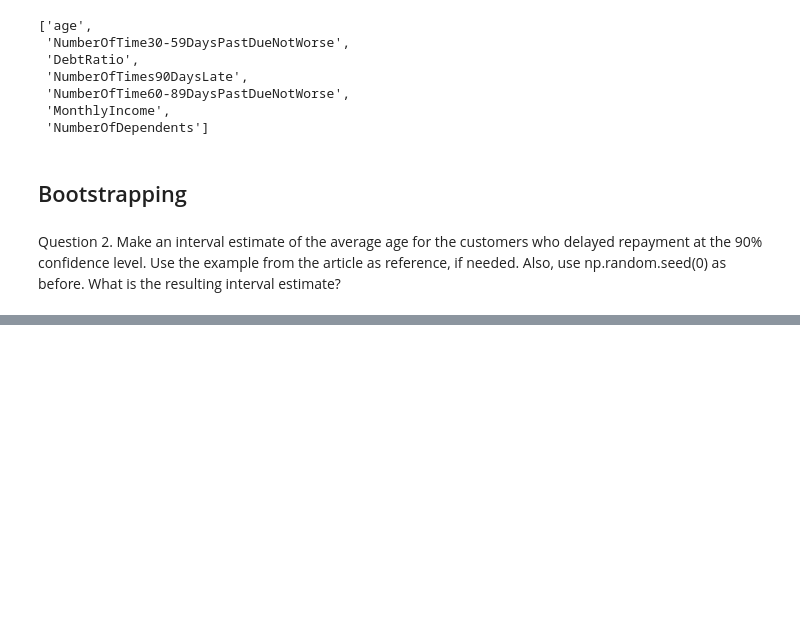
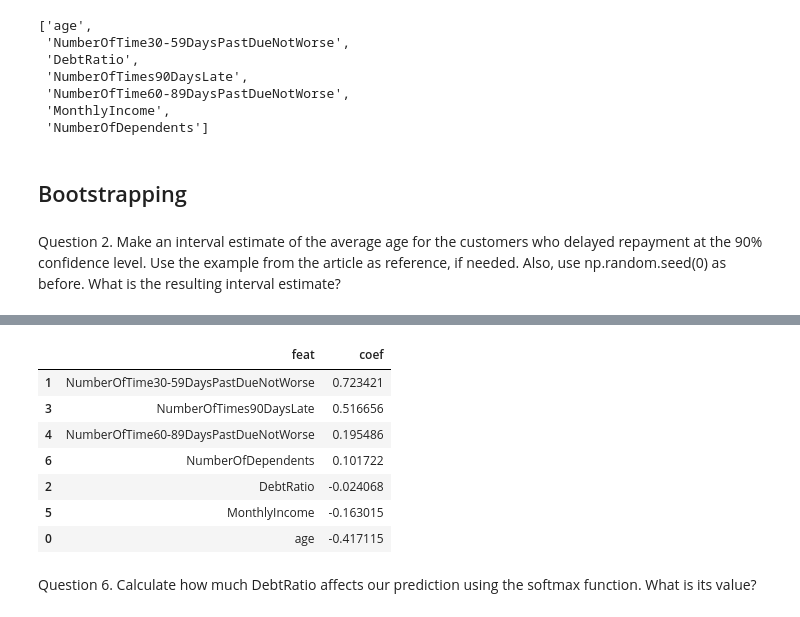
Before and after one commit to rahulrajesh131999/ai-ml-dl-journey, a Jupyter notebook: topic5/demoassignment.ipynb, the cells around one changed output, grey strips where cells are left out. Cells and saved outputs as stored; diff of their text form; code cells hidden in the pictures; blank space fills up the shorter version.

Commit message:
Implement code changes to enhance functionality and improve performance

```diff
--- a/topic5/demoassignment.ipynb
+++ b/topic5/demoassignment.ipynb
@@ -96,7 +96,7 @@ independent_column_names
 table = fill_nan(data)
 # %%
 # Seperate the target variable and input features
-X = table["independent_column_names"]
+X = table[independent_column_names]
 y = table["SeriousDlqin2yrs"]
 # %% [markdown]
 ## Bootstrapping
@@ -104,0 +786,22 @@ Question 2. Make an interval estimate of the average age for the customers who d
+# %%
+from sklearn.preprocessing import StandardScaler
+
+lr = LogisticRegression(random_state=5, C=0.001, class_weight="balanced", max_iter=5000)
+scale = StandardScaler()
+
+lr.fit(scale.fit_transform(X), y)
+
+pd.DataFrame({
+    "feat" : independent_column_names, "coef" : lr.coef_.flatten().tolist()
+}).sort_values(by="coef", ascending=False)
+# %% [output]
+|  | feat | coef |
+| 1 | NumberOfTime30-59DaysPastDueNotWorse | 0.723421 |
+| 3 | NumberOfTimes90DaysLate | 0.516656 |
+| 4 | NumberOfTime60-89DaysPastDueNotWorse | 0.195486 |
+| 6 | NumberOfDependents | 0.101722 |
+| 2 | DebtRatio | -0.024068 |
+| 5 | MonthlyIncome | -0.163015 |
+| 0 | age | -0.417115 |
+# %% [markdown]
+Question 6. Calculate how much DebtRatio affects our prediction using the softmax function. What is its value?
```
Also changed, not shown: parts of 28 cells of this notebook.
